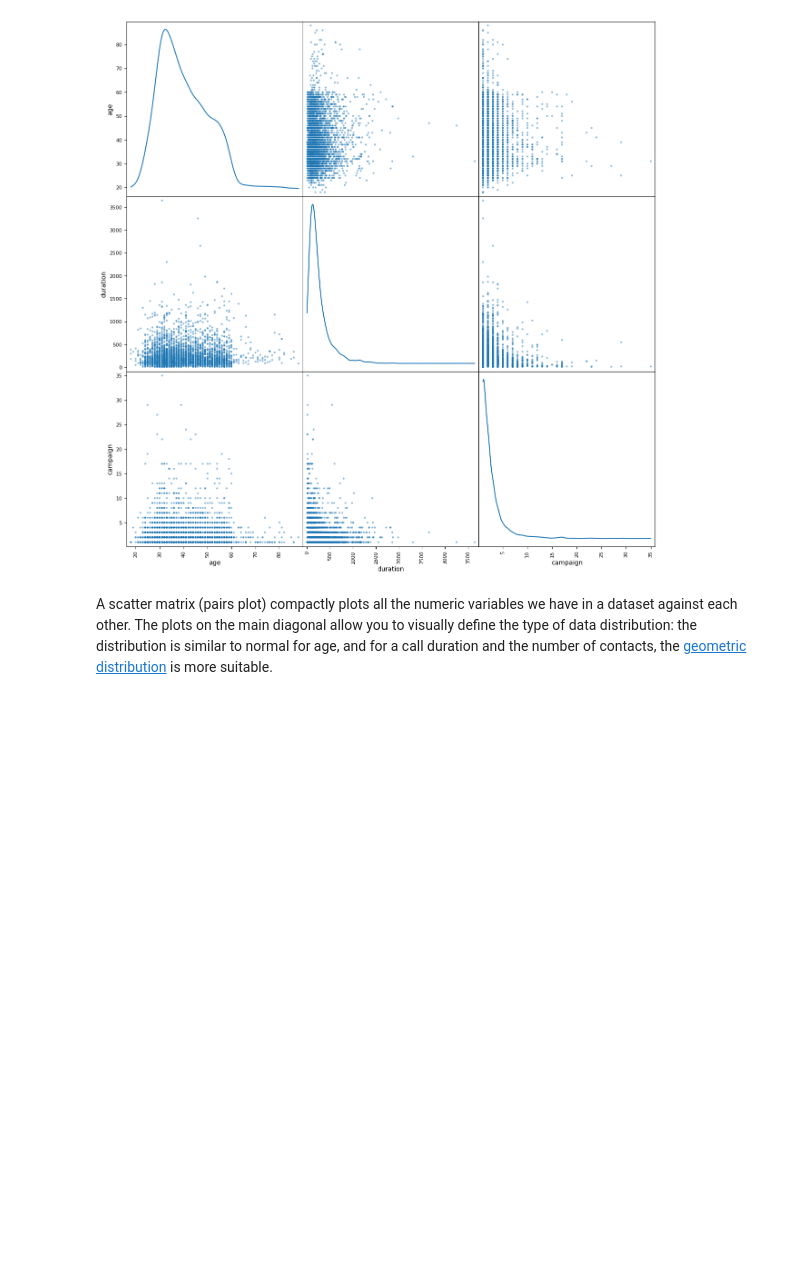
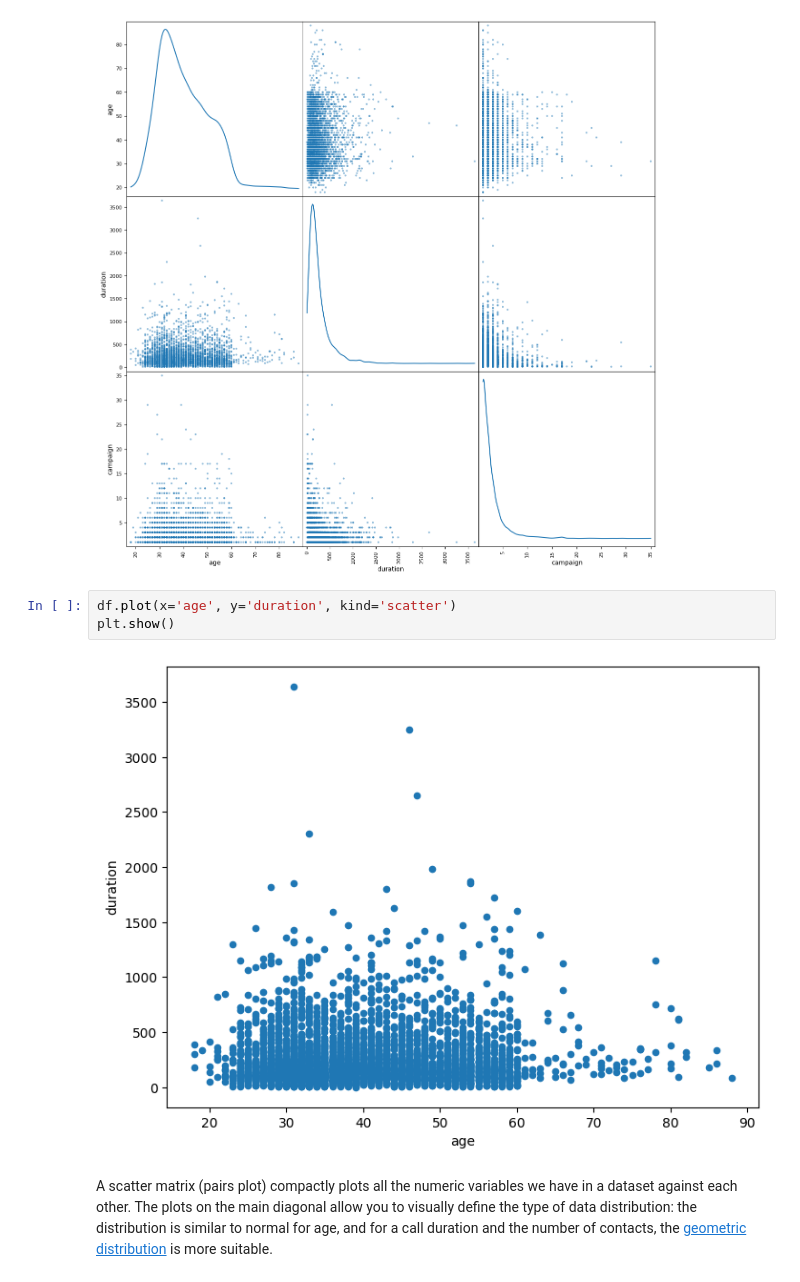
Before and after one commit to CodeLilesh/Exploratory-Data-Analysis-EDA-, a Jupyter notebook: EDA_Banking.ipynb, the cells around one changed output. Saved outputs shown, nothing was run; the diff lists cells and outputs as text; blank space fills up the shorter version.

```diff
--- a/EDA_Banking.ipynb
+++ b/EDA_Banking.ipynb
@@ -421,6 +428,11 @@ pd.plotting.scatter_matrix(
 plt.show()
 # %% [output]
 [figure]
+# %%
+df.plot(x='age', y='duration', kind='scatter')
+plt.show()
+# %% [output]
+[figure, added]
 # %% [markdown]
 A scatter matrix (pairs plot) compactly plots all the numeric variables we have in a dataset against each other.
 The plots on the main diagonal allow you to visually define the type of data distribution: the distribution is similar to normal for age, and for a call duration and the number of contacts, the [geometric distribution](https://en.wikipedia.org/wiki/geometric_distribution?utm_medium=Exinfluencer\&utm_source=Exinfluencer\&utm_content=000026UJ\&utm_term=10006555\&utm_id=NA-SkillsNetwork-Channel-SkillsNetworkQuickLabsEDA_Pandas_Banking_L126457256-2021-01-01) is more suitable.
```
Also changed, not shown: parts of 16 cells of this notebook.
